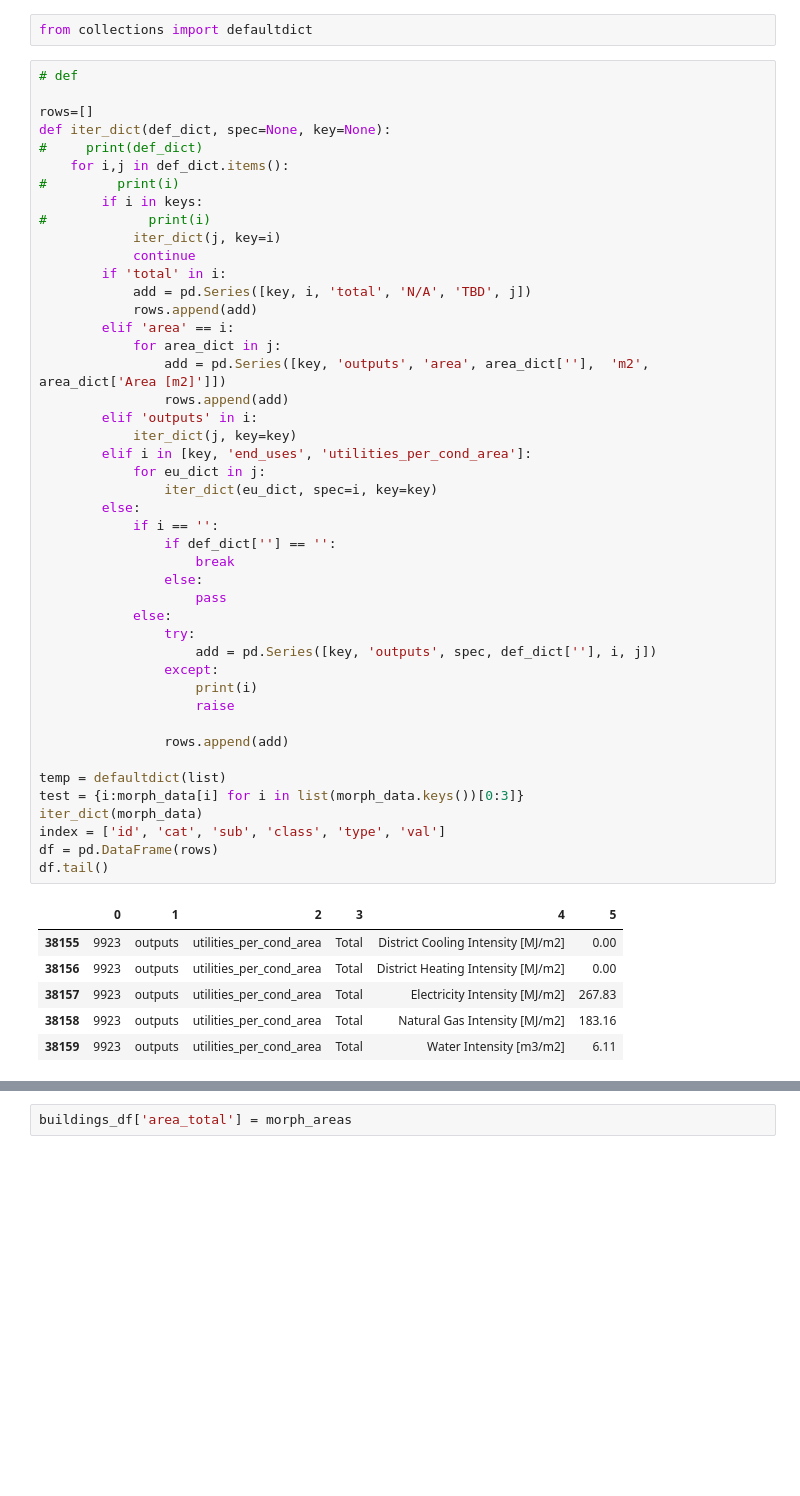
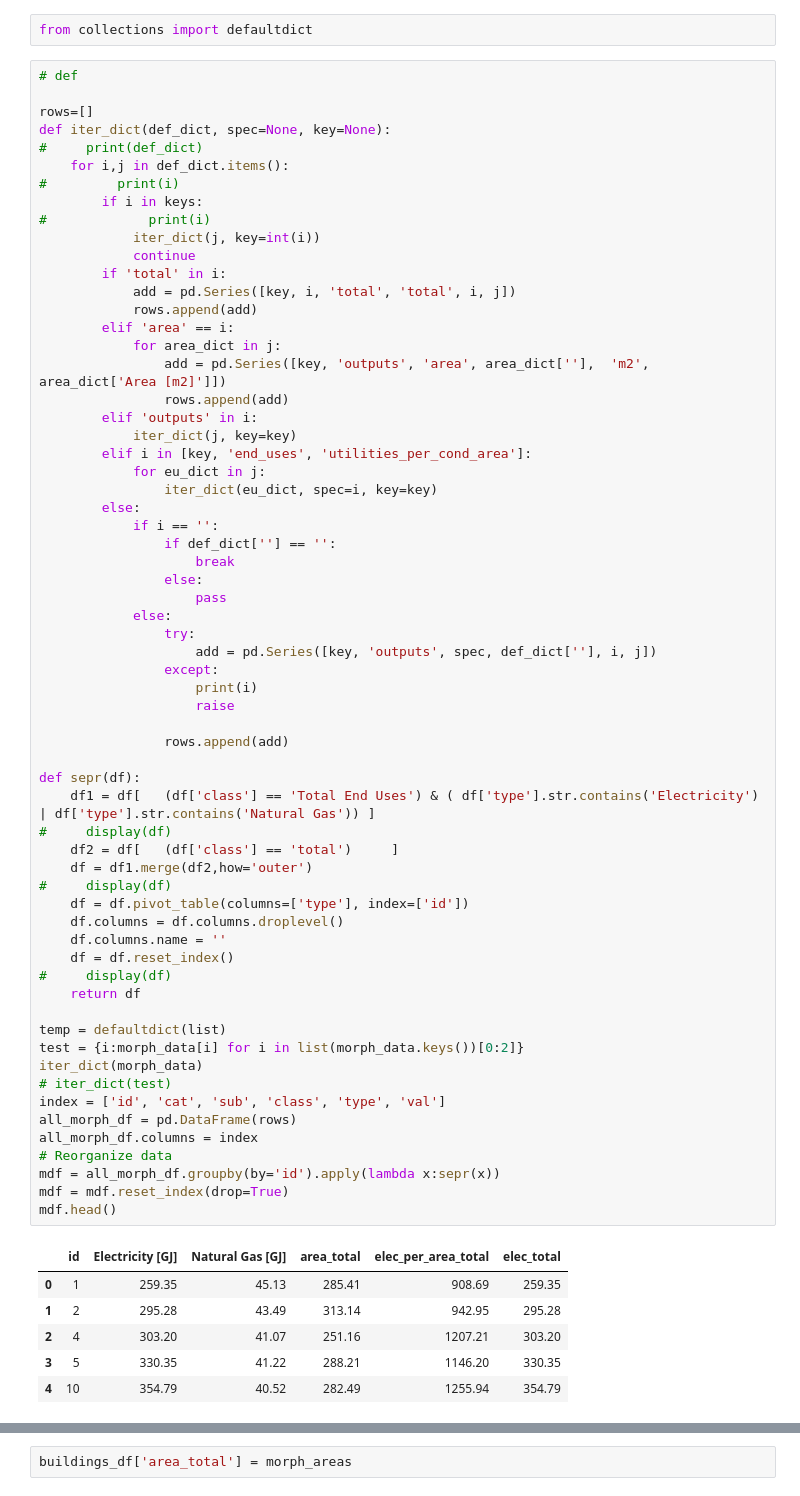
Before and after one commit to brilerner/SMC-2020, a Jupyter notebook: code/MORPH AREAS.ipynb, the cells around one changed output, grey strips where cells are left out. Saved outputs shown, nothing was run; the diff lists cells and outputs as text; blank space fills up the shorter version.

```diff
--- a/code/MORPH AREAS.ipynb
+++ b/code/MORPH AREAS.ipynb
@@ -40,45 +64,63 @@ def iter_dict(def_dict, spec=None, key=None):
 #         print(i)
         if i in keys:
 #             print(i)
-            iter_dict(j, key=i)
+            iter_dict(j, key=int(i))
             continue
         if 'total' in i:
-            add = pd.Series([key, i, 'total', 'N/A', 'TBD', j])
+            add = pd.Series([key, i, 'total', 'total', i, j])
             rows.append(add)
         elif 'area' == i:
             for area_dict in j:
                 add = pd.Series([key, 'outputs', 'area', area_dict[''],  'm2', area_dict['Area [m2]']])
                 rows.append(add)
         elif 'outputs' in i:
             iter_dict(j, key=key)
         elif i in [key, 'end_uses', 'utilities_per_cond_area']:
             for eu_dict in j:
                 iter_dict(eu_dict, spec=i, key=key)
         else:
             if i == '':
                 if def_dict[''] == '':
                     break
                 else:
                     pass
             else:
                 try:
                     add = pd.Series([key, 'outputs', spec, def_dict[''], i, j])
                 except:
                     print(i)
                     raise
 
                 rows.append(add)
 
+def sepr(df):
+    df1 = df[   (df['class'] == 'Total End Uses') & ( df['type'].str.contains('Electricity') | df['type'].str.contains('Natural Gas')) ]
+#     display(df)
+    df2 = df[   (df['class'] == 'total')     ]
+    df = df1.merge(df2,how='outer')
+#     display(df)
+    df = df.pivot_table(columns=['type'], index=['id'])
+    df.columns = df.columns.droplevel()
+    df.columns.name = ''
+    df = df.reset_index()
+#     display(df)
+    return df
+
 temp = defaultdict(list)
-test = {i:morph_data[i] for i in list(morph_data.keys())[0:3]}
+test = {i:morph_data[i] for i in list(morph_data.keys())[0:2]}
 iter_dict(morph_data)
+# iter_dict(test)
 index = ['id', 'cat', 'sub', 'class', 'type', 'val']
-df = pd.DataFrame(rows)
-df.tail()
+all_morph_df = pd.DataFrame(rows)
+all_morph_df.columns = index
+# Reorganize data
+mdf = all_morph_df.groupby(by='id').apply(lambda x:sepr(x))
+mdf = mdf.reset_index(drop=True)
+mdf.head()
 # %% [output]
-|  | 0 | 1 | 2 | 3 | 4 | 5 |
-| 38155 | 9923 | outputs | utilities_per_cond_area | Total | District Cooling Intensity [MJ/m2] | 0.00 |
-| 38156 | 9923 | outputs | utilities_per_cond_area | Total | District Heating Intensity [MJ/m2] | 0.00 |
-| 38157 | 9923 | outputs | utilities_per_cond_area | Total | Electricity Intensity [MJ/m2] | 267.83 |
-| 38158 | 9923 | outputs | utilities_per_cond_area | Total | Natural Gas Intensity [MJ/m2] | 183.16 |
-| 38159 | 9923 | outputs | utilities_per_cond_area | Total | Water Intensity [m3/m2] | 6.11 |
+|  | id | Electricity [GJ] | Natural Gas [GJ] | area_total | elec_per_area_total | elec_total |
+| 0 | 1 | 259.35 | 45.13 | 285.41 | 908.69 | 259.35 |
+| 1 | 2 | 295.28 | 43.49 | 313.14 | 942.95 | 295.28 |
+| 2 | 4 | 303.20 | 41.07 | 251.16 | 1207.21 | 303.20 |
+| 3 | 5 | 330.35 | 41.22 | 288.21 | 1146.20 | 330.35 |
+| 4 | 10 | 354.79 | 40.52 | 282.49 | 1255.94 | 354.79 |
```
Also changed, not shown: parts of 22 cells of this notebook, 3 other files.
